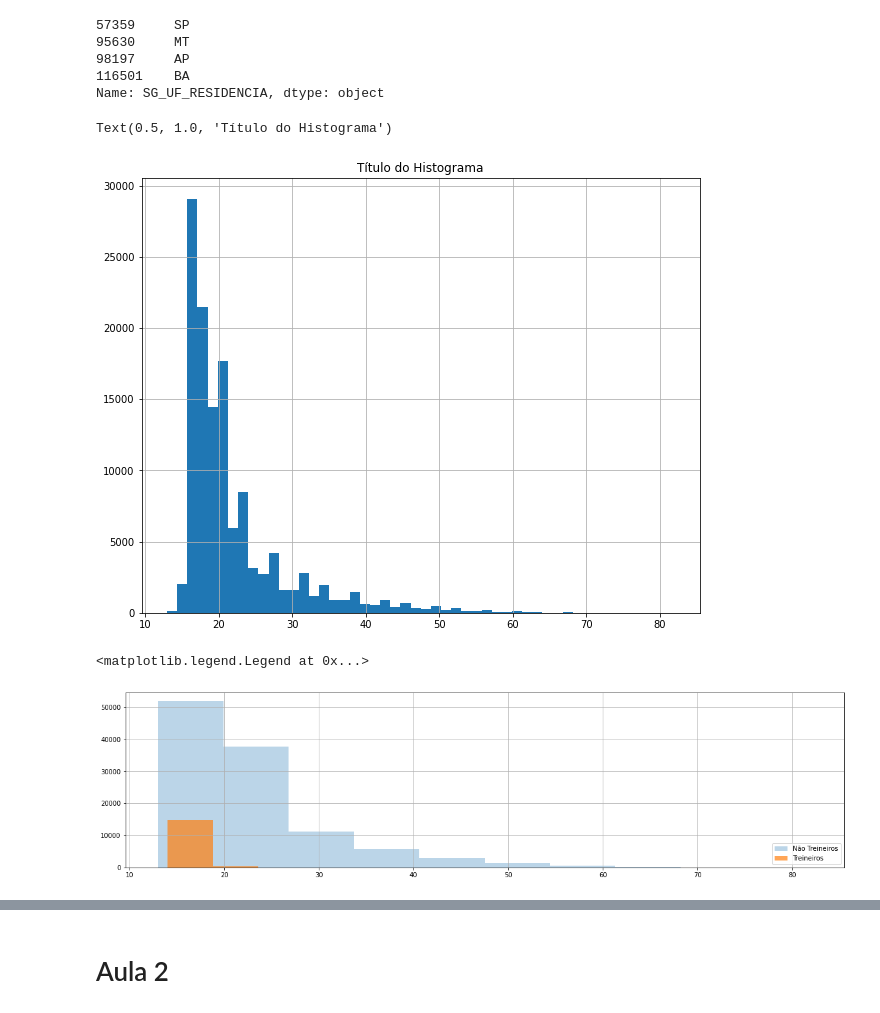
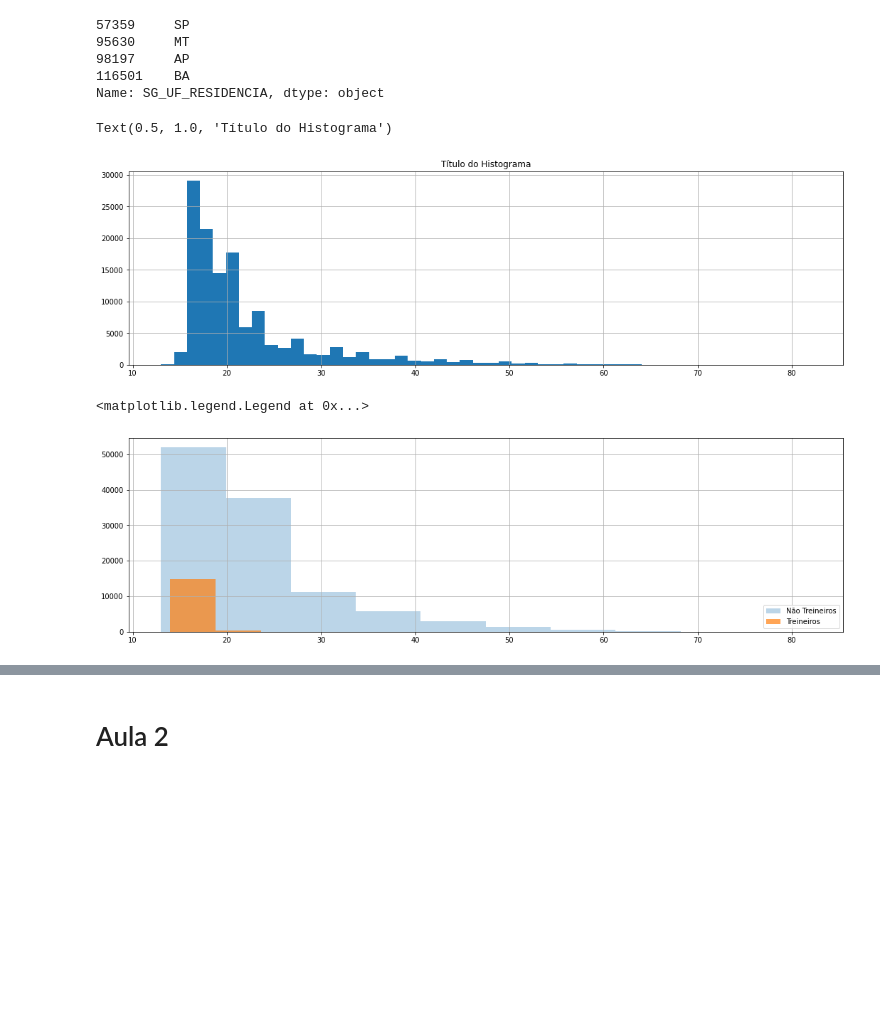
Before and after one commit to makarioszen/imersao-dados-2-2020, a Jupyter notebook: alura_imersao_dados_2_desafios.ipynb, the cells around one changed output, grey strips where cells are left out. Drawn from its saved outputs; the diff is of its cells as text; code cells hidden in the pictures; blank space fills up the shorter version.

```diff
--- a/alura_imersao_dados_2_desafios.ipynb
+++ b/alura_imersao_dados_2_desafios.ipynb
@@ -38,24 +40,24 @@ states
 Name: SG_UF_RESIDENCIA, dtype: object
 # %%
 # Desafio 03: Inserir título no histograma
-df['NU_IDADE'].hist(bins = 50, figsize=(10,8))
+df['NU_IDADE'].hist(bins = 50, figsize=(18,5))
 plt.title("Título do Histograma")
 # %% [output]
 Text(0.5, 1.0, 'Título do Histograma')
-[figure, old version]
+[figure, new version]
 # %%
 # Desafio 04: Plotar os histogramas das idades dos treineiros e dos não treineiros
 trainers = df.query("IN_TREINEIRO == 1")["NU_IDADE"]
 not_trainers = df.query("IN_TREINEIRO != 1")["NU_IDADE"]
 
-plt.figure(figsize = (20,5))
+plt.figure(figsize = (18,5))
 not_trainers.hist(alpha = 0.3, label = "Não Treineiros")
 trainers.hist( alpha = 0.7, label = "Treineiros")
 
 plt.legend(loc='lower right')
 # %% [output]
 <matplotlib.legend.Legend at 0x...>
-[figure, old version]
+[figure, new version]
 # %%
 # Desafio 05: Comparar as distribuições das provas em inglês e espanhol
 notas_LC_eng = df.query("TP_LINGUA == 0")["NU_NOTA_LC"]
```
Also changed, not shown: parts of 9 cells of this notebook.
